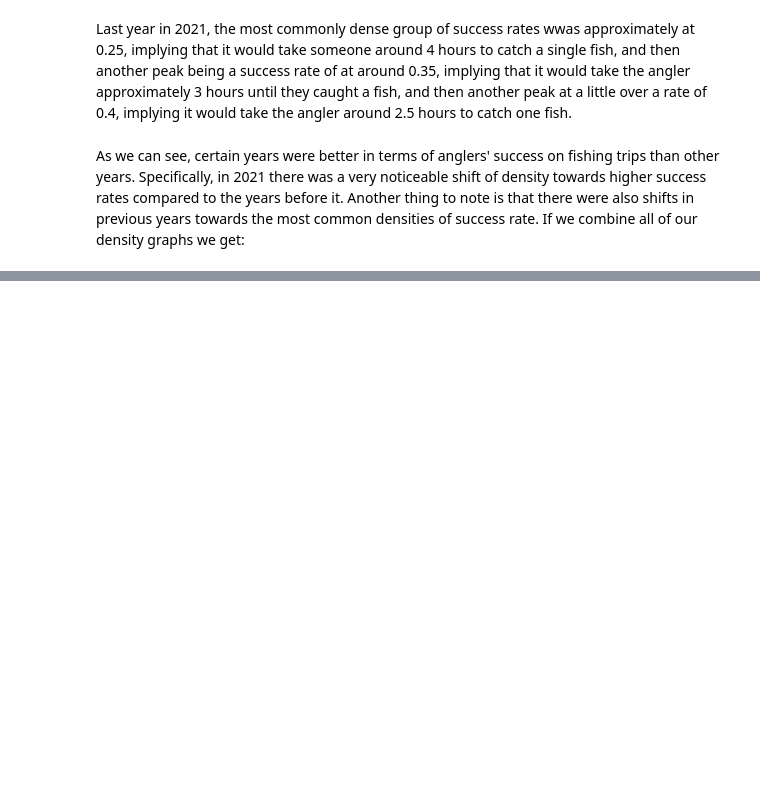
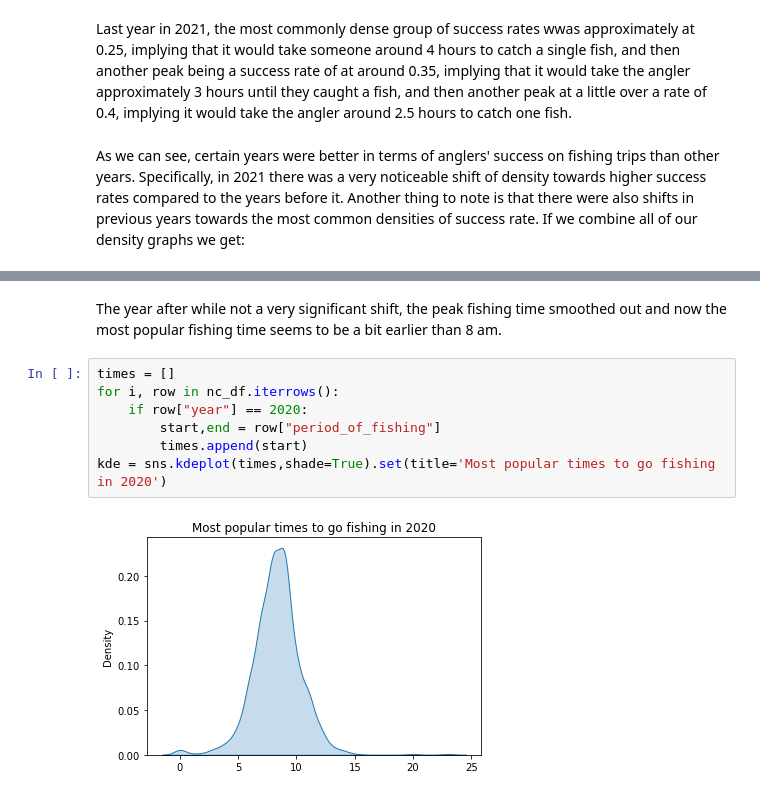
Before and after one commit to shellbatross/shellbatross.github.io, a Jupyter notebook: index.ipynb, the cells around one changed output, grey strips where cells are left out. Cells and saved outputs as stored; diff of their text form; blank space fills up the shorter version.

```diff
--- a/index.ipynb
+++ b/index.ipynb
@@ -310,0 +286,12 @@ for i in periods_list.keys():
+# %% [markdown]
+The year after while not a very significant shift, the peak fishing time smoothed out and now the most popular fishing time
+seems to be a bit earlier than 8 am.
+# %%
+times = []
+for i, row in nc_df.iterrows():
+    if row["year"] == 2020:
+        start,end = row["period_of_fishing"]
+        times.append(start)
+kde = sns.kdeplot(times,shade=True).set(title='Most popular times to go fishing in 2020')
+# %% [output]
+[figure, added]
```
Also changed, not shown: parts of 24 cells of this notebook, 3 other files.
